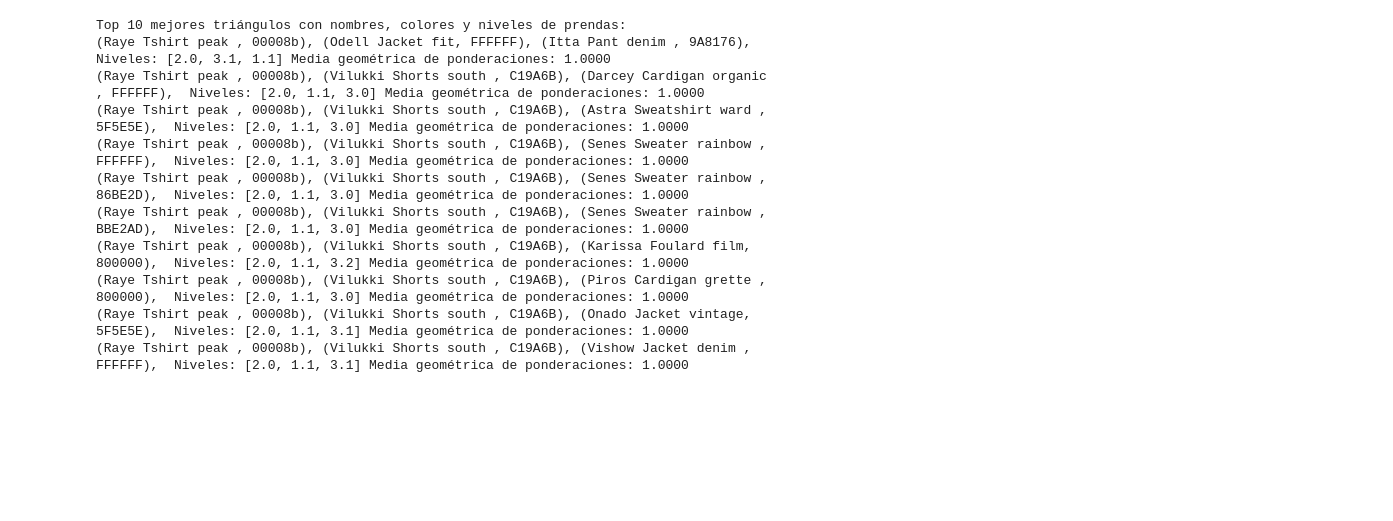
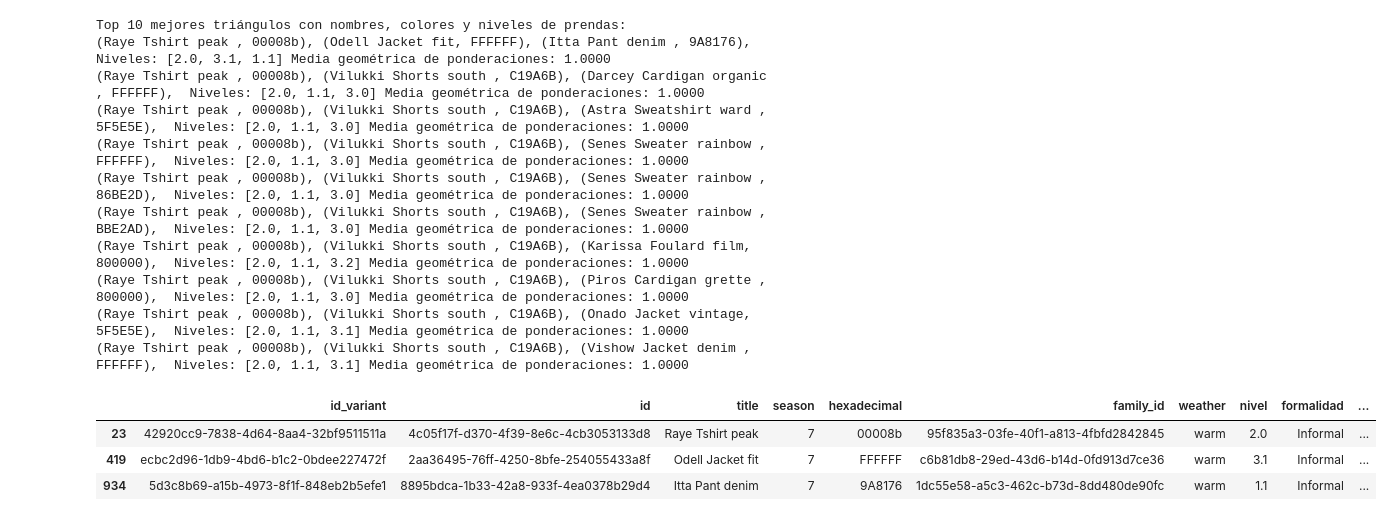
Before and after one commit to xaabizulu/24_25_3_R10_Verde_Oscuro, a Jupyter notebook: 02__Grafo_Colabs.ipynb, the cells around one changed output. Cells and saved outputs as stored; diff of their text form; code cells hidden in the pictures; blank space fills up the shorter version.

```diff
--- a/02__Grafo_Colabs.ipynb
+++ b/02__Grafo_Colabs.ipynb
@@ -982,3 +1018,24 @@ Top 10 mejores triángulos con nombres, colores y niveles de prendas:
 (Raye Tshirt peak , 00008b), (Vilukki Shorts south , C19A6B), (Piros Cardigan grette , 800000),  Niveles: [2.0, 1.1, 3.0] Media geométrica de ponderaciones: 1.0000
 (Raye Tshirt peak , 00008b), (Vilukki Shorts south , C19A6B), (Onado Jacket vintage, 5F5E5E),  Niveles: [2.0, 1.1, 3.1] Media geométrica de ponderaciones: 1.0000
 (Raye Tshirt peak , 00008b), (Vilukki Shorts south , C19A6B), (Vishow Jacket denim , FFFFFF),  Niveles: [2.0, 1.1, 3.1] Media geométrica de ponderaciones: 1.0000
+# %%
+# Iterar sobre los triángulos del top 10
+for triangulo, media in top10_triangulos:
+    prenda1, prenda2, prenda3 = triangulo
+
+    # Buscar las filas correspondientes a cada prenda en df_limpio_s7 usando 'id_nodo'
+    prenda1_fila = df_limpio_s7[df_limpio_s7['id_nodo'] == prenda1]
+    prenda2_fila = df_limpio_s7[df_limpio_s7['id_nodo'] == prenda2]
+    prenda3_fila = df_limpio_s7[df_limpio_s7['id_nodo'] == prenda3]
+
+    # Crear un DataFrame con las tres filas de prendas y añadir la media geométrica
+    triangulo_info = pd.concat([prenda1_fila, prenda2_fila, prenda3_fila])
+    triangulo_info['media_geometrica'] = media
+
+    # Mostrar el DataFrame de cada triángulo
+    display(triangulo_info)
+# %% [output]
+|  | id_variant | id | title | season | hexadecimal | family_id | weather | nivel | formalidad | ... |
+| 23 | 42920cc9-7838-4d64-8aa4-32bf9511511a | 4c05f17f-d370-4f39-8e6c-4cb3053133d8 | Raye Tshirt peak | 7 | 00008b | 95f835a3-03fe-40f1-a813-4fbfd2842845 | warm | 2.0 | Informal | ... |
+| 419 | ecbc2d96-1db9-4bd6-b1c2-0bdee227472f | 2aa36495-76ff-4250-8bfe-254055433a8f | Odell Jacket fit | 7 | FFFFFF | c6b81db8-29ed-43d6-b14d-0fd913d7ce36 | warm | 3.1 | Informal | ... |
+| 934 | 5d3c8b69-a15b-4973-8f1f-848eb2b5efe1 | 8895bdca-1b33-42a8-933f-4ea0378b29d4 | Itta Pant denim | 7 | 9A8176 | 1dc55e58-a5c3-462c-b73d-8dd480de90fc | warm | 1.1 | Informal | ... |
```
Also changed, not shown: parts of 6 cells of this notebook.
